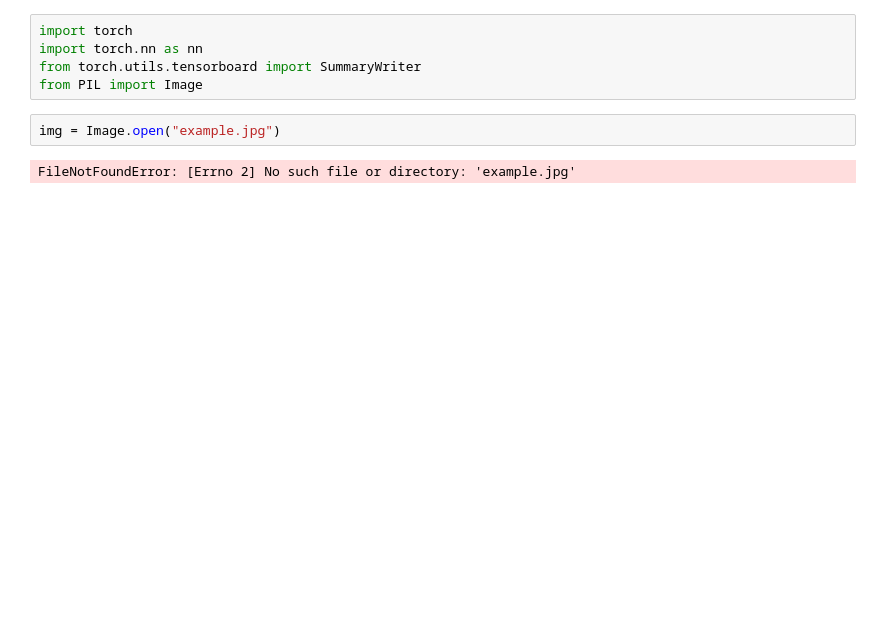
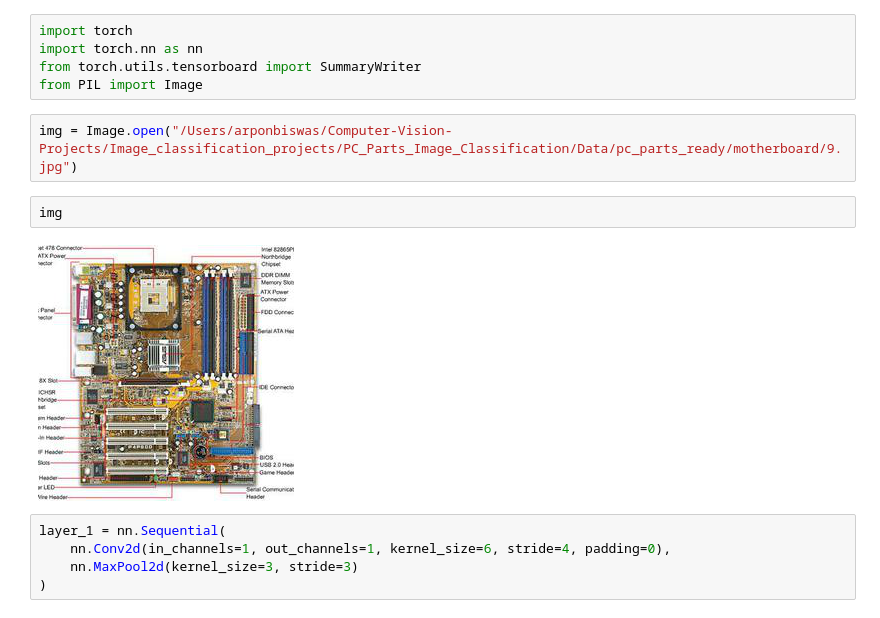
Before and after one commit to Arpon-programmer/PC_Parts_Image_Classification, a Jupyter notebook: notebooks/conv_testing.ipynb, the cells around one changed output. Saved outputs shown, nothing was run; the diff lists cells and outputs as text; blank space fills up the shorter version.

```diff
--- a/notebooks/conv_testing.ipynb
+++ b/notebooks/conv_testing.ipynb
@@ -4,6 +4,13 @@ import torch.nn as nn
 from torch.utils.tensorboard import SummaryWriter
 from PIL import Image
 # %%
-img = Image.open("example.jpg")
+img = Image.open("/Users/arponbiswas/Computer-Vision-Projects/Image_classification_projects/PC_Parts_Image_Classification/Data/pc_parts_ready/motherboard/9.jpg")
-# %% [output]
-FileNotFoundError: [Errno 2] No such file or directory: 'example.jpg'
+# %%
+img
+# %% [output]
+[figure, added]
+# %%
+layer_1 = nn.Sequential(
+    nn.Conv2d(in_channels=1, out_channels=1, kernel_size=6, stride=4, padding=0),
+    nn.MaxPool2d(kernel_size=3, stride=3)
+)
```
Also changed, not shown: 2 other files.
